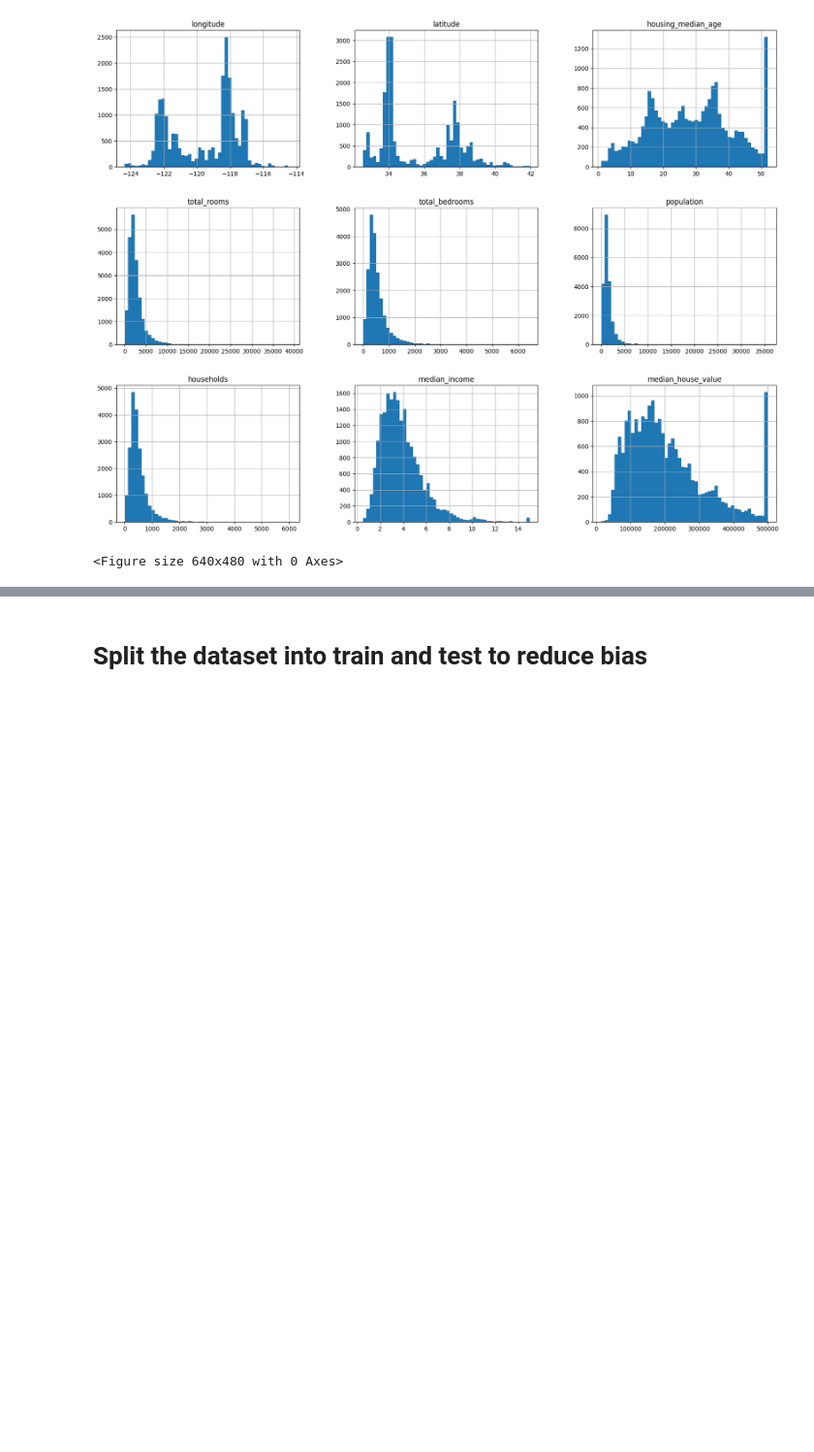
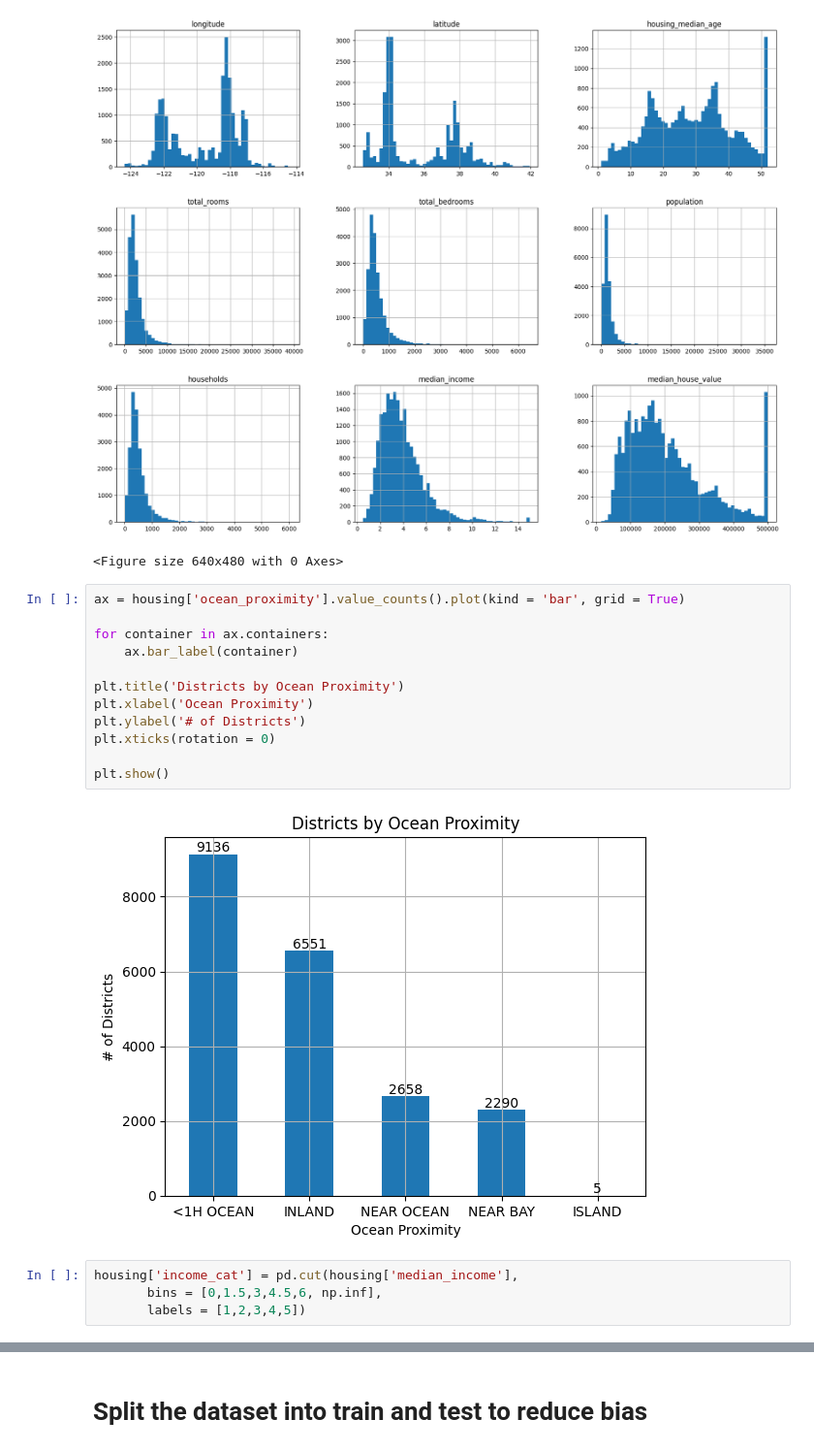
Before and after one commit to nikhilnjha/handson-ml3, a Jupyter notebook: 02_end_to_end_ml.ipynb, the cells around one changed output, grey strips where cells are left out. Shown at 97% size. Drawn from its saved outputs; the diff is of its cells as text; blank space fills up the shorter version.

```diff
--- a/02_end_to_end_ml.ipynb
+++ b/02_end_to_end_ml.ipynb
@@ -69,3 +69,21 @@ plt.savefig('viz/housing_histogram.png', dpi = 400)
 # %% [output]
 [figure]
 <Figure size 640x480 with 0 Axes>
+# %%
+ax = housing['ocean_proximity'].value_counts().plot(kind = 'bar', grid = True)
+
+for container in ax.containers:
+    ax.bar_label(container)
+
+plt.title('Districts by Ocean Proximity')
+plt.xlabel('Ocean Proximity')
+plt.ylabel('# of Districts')
+plt.xticks(rotation = 0)
+
+plt.show()
+# %% [output]
+[figure, added]
+# %%
+housing['income_cat'] = pd.cut(housing['median_income'],
+       bins = [0,1.5,3,4.5,6, np.inf],
+       labels = [1,2,3,4,5])
```
Also changed, not shown: parts of 6 cells of this notebook.
